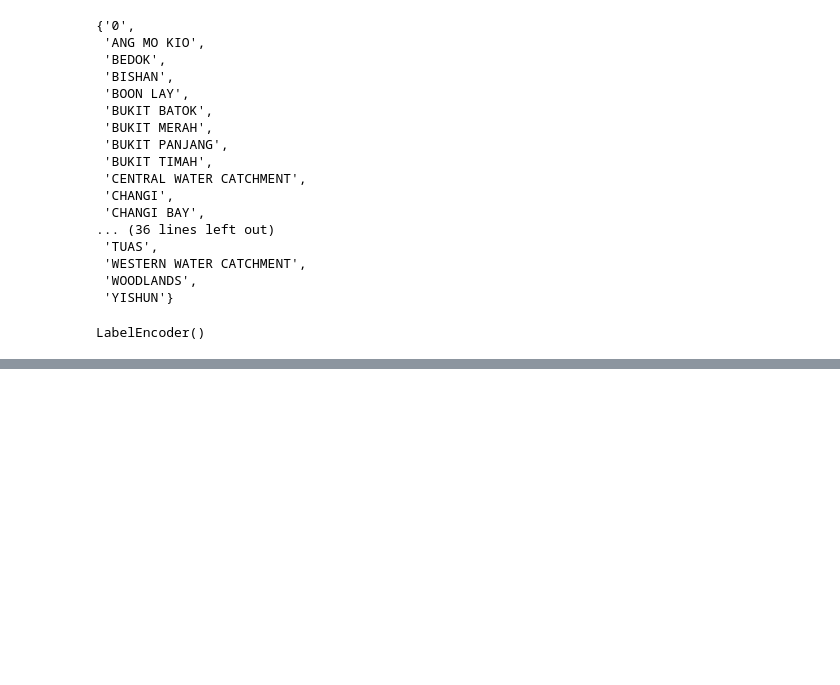
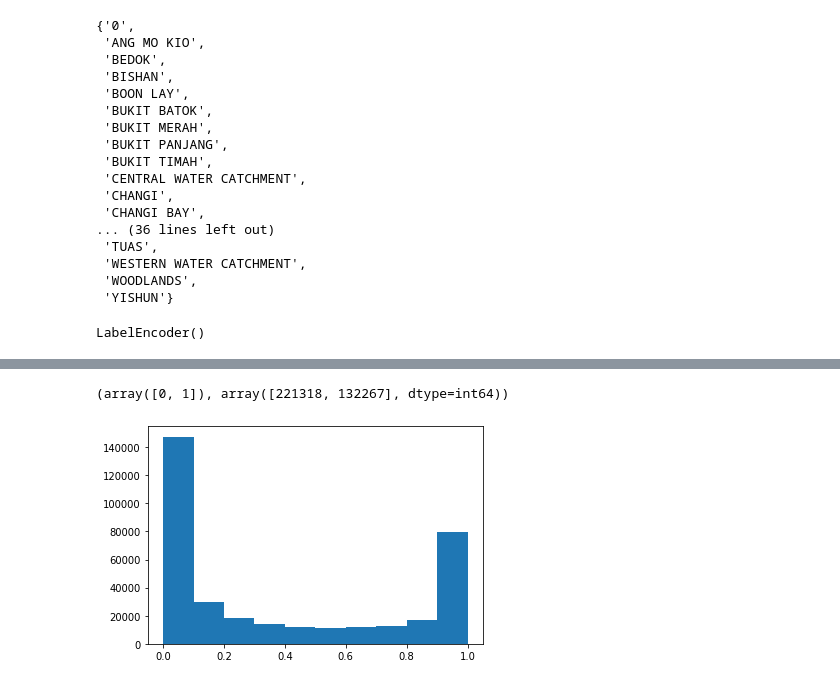
Before and after one commit to kiranbodipati/urban_planning_system, a Jupyter notebook: New Link Classifier.ipynb, the cells around one changed output, grey strips where cells are left out. Drawn from its saved outputs; the diff is of its cells as text; code cells hidden in the pictures; blank space fills up the shorter version.

Commit message:
data

```diff
--- a/New Link Classifier.ipynb
+++ b/New Link Classifier.ipynb
@@ -348,0 +410,2 @@ test_df.to_csv('data/new_links_test.csv', index=False)
+# %%
+model = XGB()
@@ -348,0 +424,3 @@ test_df.to_csv('data/new_links_test.csv', index=False)
+# %%
+predict_df=pd.read_csv("data/new_link_features.csv")
+predict_df
@@ -348,0 +441,16 @@ test_df.to_csv('data/new_links_test.csv', index=False)
+# %%
+pred_df_cols=predict_df[['dist_m', 'n1_latitude', 'n1_longitude', 'n2_latitude', 'n2_longitude', 'n1_avg_flow', 'n2_avg_flow', 'n1_pop_estimate', 'n2_pop_estimate']]
+# %%
+prediction_class=model.predict(pred_df_cols)
+np.unique(prediction_class, return_counts=True)
+# %% [output]
+(array([0, 1]), array([221318, 132267], dtype=int64))
+# %%
+prediction_probs=model.predict_proba(pred_df_cols)
+# %%
+import numpy as np
+import matplotlib.pyplot as plt
+n, bins, patches = plt.hist(prediction_probs[:,1])
+plt.show()
+# %% [output]
+[figure, added]
```
Also changed, not shown: parts of 11 cells of this notebook, 2 other files.
